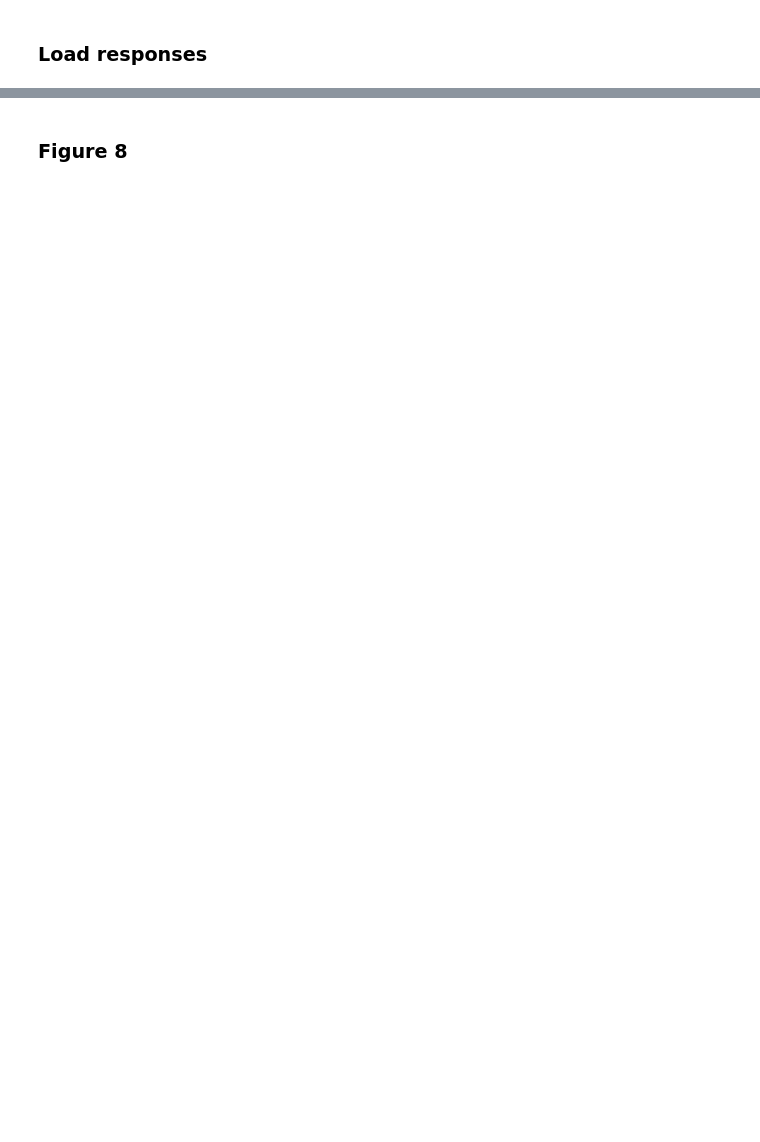
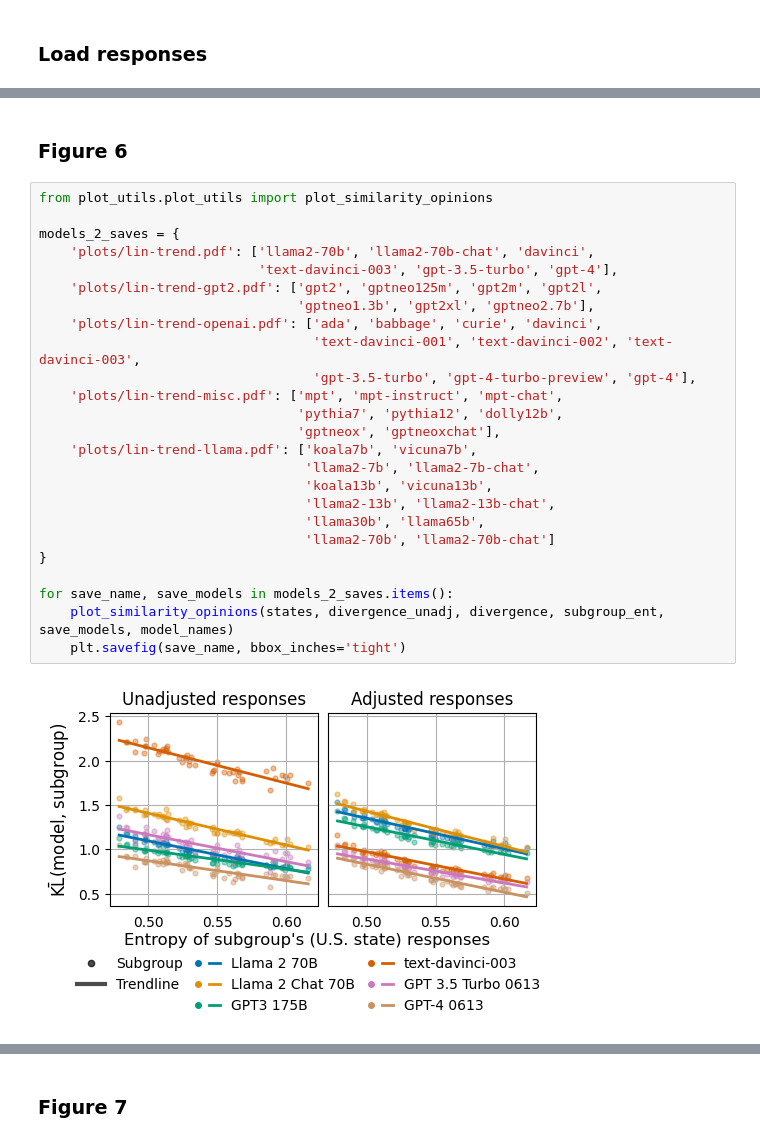
Before and after one commit to socialfoundations/surveying-language-models, a Jupyter notebook: figures.ipynb, the cells around one changed output, grey strips where cells are left out. Drawn from its saved outputs; the diff is of its cells as text; blank space fills up the shorter version.

```diff
--- a/figures.ipynb
+++ b/figures.ipynb
@@ -151,0 +162,29 @@ plt.savefig('plots/adjusted_kl_subgroups.pdf', bbox_inches='tight')
+# %% [markdown]
+### Figure 6
+# %%
+from plot_utils.plot_utils import plot_similarity_opinions
+
+models_2_saves = {
+    'plots/lin-trend.pdf': ['llama2-70b', 'llama2-70b-chat', 'davinci',
+                            'text-davinci-003', 'gpt-3.5-turbo', 'gpt-4'],
+    'plots/lin-trend-gpt2.pdf': ['gpt2', 'gptneo125m', 'gpt2m', 'gpt2l',
+                                 'gptneo1.3b', 'gpt2xl', 'gptneo2.7b'],
+    'plots/lin-trend-openai.pdf': ['ada', 'babbage', 'curie', 'davinci',
+                                   'text-davinci-001', 'text-davinci-002', 'text-davinci-003',
+                                   'gpt-3.5-turbo', 'gpt-4-turbo-preview', 'gpt-4'],
+    'plots/lin-trend-misc.pdf': ['mpt', 'mpt-instruct', 'mpt-chat',
+                                 'pythia7', 'pythia12', 'dolly12b',
+                                 'gptneox', 'gptneoxchat'],
+    'plots/lin-trend-llama.pdf': ['koala7b', 'vicuna7b',
+                                  'llama2-7b', 'llama2-7b-chat',
+                                  'koala13b', 'vicuna13b',
+                                  'llama2-13b', 'llama2-13b-chat',
+                                  'llama30b', 'llama65b',
+                                  'llama2-70b', 'llama2-70b-chat']
+}
+
+for save_name, save_models in models_2_saves.items():
+    plot_similarity_opinions(states, divergence_unadj, divergence, subgroup_ent, save_models, model_names)
+    plt.savefig(save_name, bbox_inches='tight')
+# %% [output]
+[figure, added]
@@ -152,4 +195,4 @@ plt.savefig('plots/adjusted_kl_subgroups.pdf', bbox_inches='tight')
 # %% [markdown]
-### Figure 8
+### Figure 7
 # %%
 from plot_utils.plot_utils import plot_discriminator
```
Also changed, not shown: parts of 18 cells of this notebook, 15 other files.
